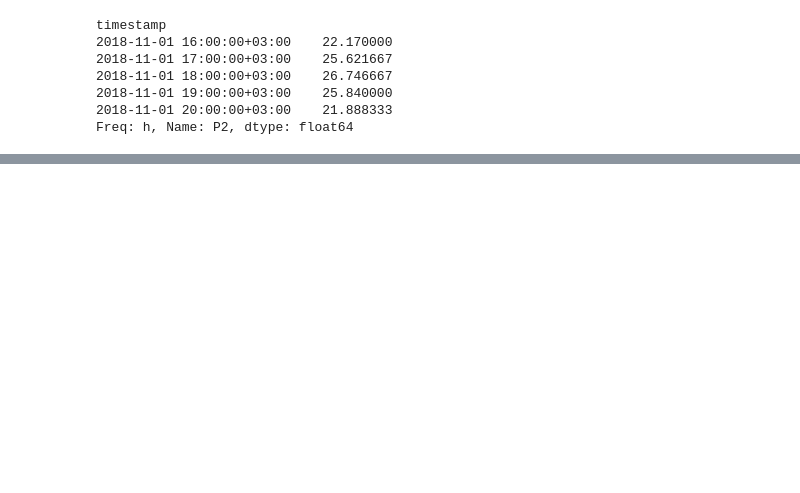
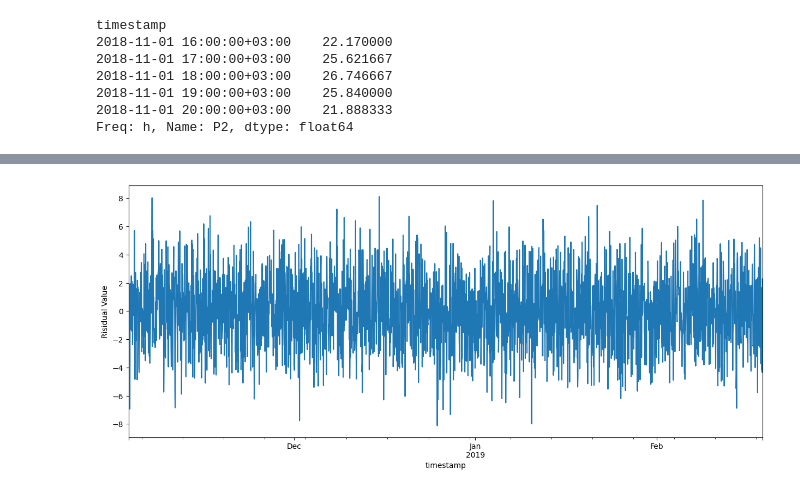
Before and after one commit to iqbaldiit/data-science, a Jupyter notebook: Applied_Data_Science_Lab/030 Air_Quality_in_nairobi/033-autoregressive-models.ipynb, the cells around one changed output, grey strips where cells are left out. Cells and saved outputs as stored; diff of their text form; code cells hidden in the pictures; blank space fills up the shorter version.

```diff
--- a/Applied_Data_Science_Lab/030 Air_Quality_in_nairobi/033-autoregressive-models.ipynb
+++ b/Applied_Data_Science_Lab/030 Air_Quality_in_nairobi/033-autoregressive-models.ipynb
@@ -54,0 +74,7 @@ Freq: h, Name: P2, dtype: float64
+# %%
+# Split y into training and test sets. The first 95% of the data should be in your training set.
+# The remaining 5% should be in the test set.
+cutoff_test = int(len(y)*.95)
+y_train = y.iloc[:cutoff_test]
+y_test = y.iloc[cutoff_test:]
+# len(y)==len(y_test)+len(y_train)
@@ -54,0 +92,4 @@ Freq: h, Name: P2, dtype: float64
+# %%
+# Instantiate an AutoReg model and fit it to the training data y_train.
+# Be sure to set the lags argument to 26.
+model = AutoReg(y_train,lags=26).fit()
@@ -54,0 +104,5 @@ Freq: h, Name: P2, dtype: float64
+# %%
+# Use y_train and y_pred to calculate the residuals for your model.
+#y_train_resid = y_train-y_pred
+y_train_resid = model.resid
+y_train_resid.tail()
@@ -54,0 +117,6 @@ Freq: h, Name: P2, dtype: float64
+# %%
+# Create a plot of y_train_resid.
+fig, ax = plt.subplots(figsize=(15, 6))
+y_train_resid.plot(ylabel="Risidual Value",ax=ax);
+# %% [output]
+[figure, added]
```
Also changed, not shown: parts of 11 cells of this notebook, 3 other files.
